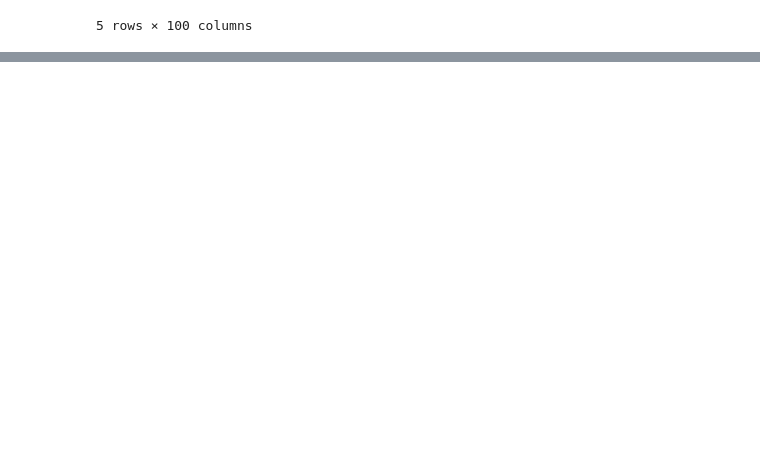
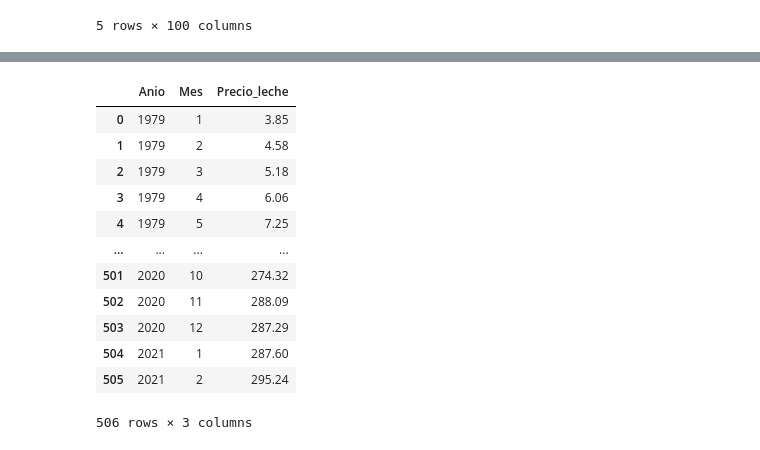
Before and after one commit to Reac92/solucion_spike, a Jupyter notebook: solucion.ipynb, the cells around one changed output, grey strips where cells are left out. Saved outputs shown, nothing was run; the diff lists cells and outputs as text; code cells hidden in the pictures; blank space fills up the shorter version.

```diff
--- a/solucion.ipynb
+++ b/solucion.ipynb
@@ -630,0 +687,16 @@ df_model.head()
+# %%
+df_model
+# %% [output]
+|  | Anio | Mes | Precio_leche |
+| 0 | 1979 | 1 | 3.85 |
+| 1 | 1979 | 2 | 4.58 |
+| 2 | 1979 | 3 | 5.18 |
+| 3 | 1979 | 4 | 6.06 |
+| 4 | 1979 | 5 | 7.25 |
+| ... | ... | ... | ... |
+| 501 | 2020 | 10 | 274.32 |
+| 502 | 2020 | 11 | 288.09 |
+| 503 | 2020 | 12 | 287.29 |
+| 504 | 2021 | 1 | 287.60 |
+| 505 | 2021 | 2 | 295.24 |
+506 rows × 3 columns
```
Also changed, not shown: parts of 22 cells of this notebook, 1 other file.
